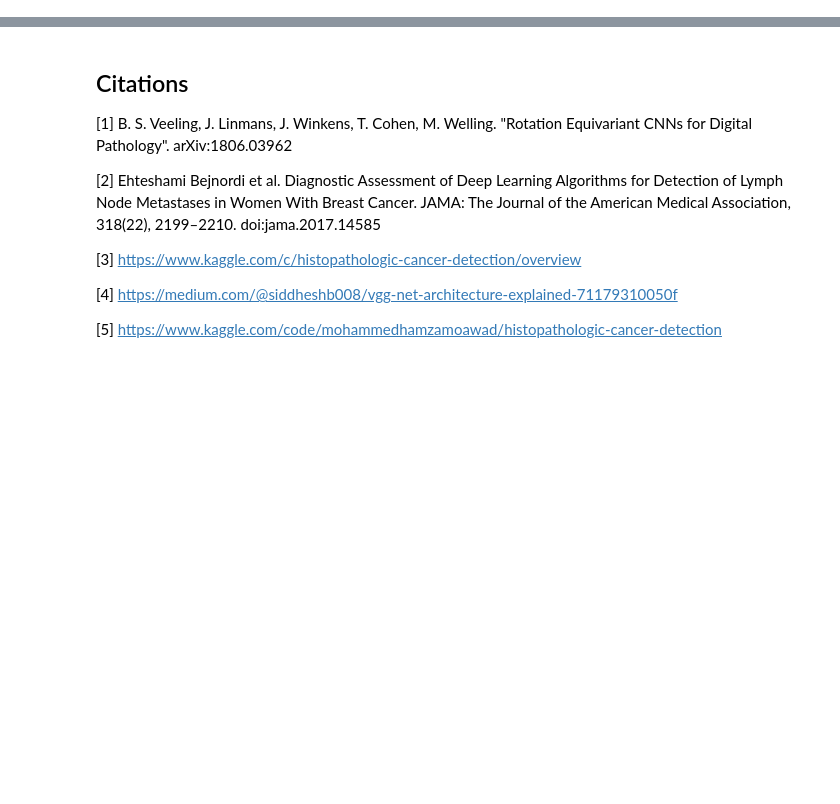
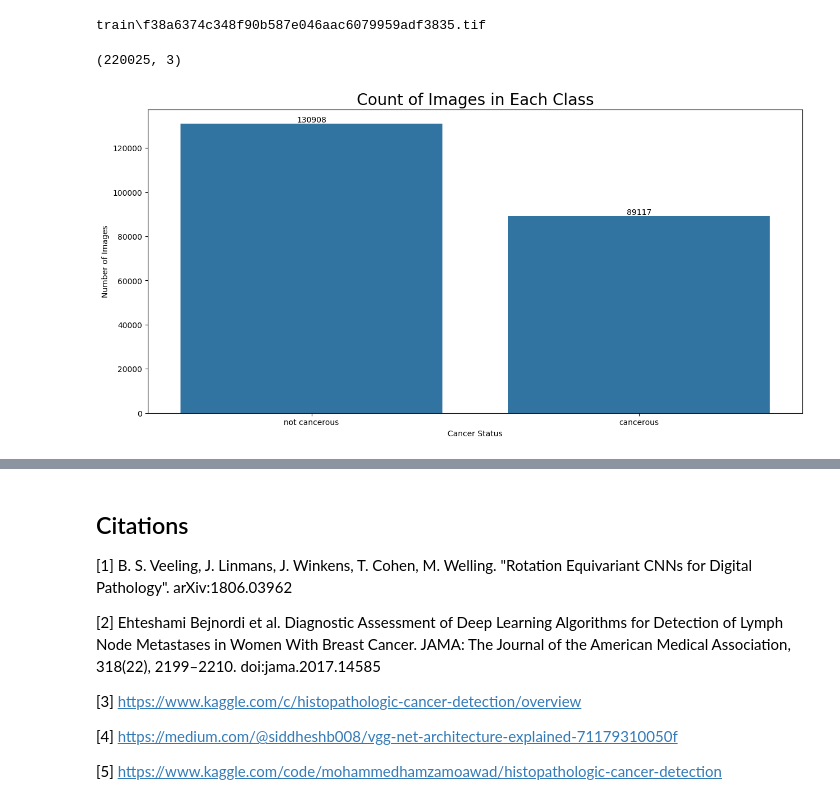
Before and after one commit to wtbtucker/cancer-classifier, a Jupyter notebook: cancer_detector.ipynb, the cells around one changed output, grey strips where cells are left out. Saved outputs shown, nothing was run; the diff lists cells and outputs as text; code cells hidden in the pictures; blank space fills up the shorter version.

```diff
--- a/cancer_detector.ipynb
+++ b/cancer_detector.ipynb
@@ -22,0 +50,33 @@ optimization method
+# %%
+train_labels_df = pd.read_csv('train_labels.csv')
+
+# add column of file paths, id corresponds to file name
+train_labels_df['filename'] = train_labels_df['id'].apply(train_img_path)
+
+# convert label to string
+train_labels_df['label'] = train_labels_df['label'].astype(str)
+print(train_labels_df['filename'].iloc[0])
+
+try:
+    img = Image.open(train_labels_df['filename'].iloc[0])
+    img.show()  # This will display the image if it opens successfully
+except Exception as e:
+    print(f"Error opening image: {e}")
+# %% [output]
+train\f38a6374c348f90b587e046aac6079959adf3835.tif
+# %%
+train_labels_df.shape
+# %% [output]
+(220025, 3)
+# %%
+plt.figure(figsize=(15,7))
+ax = sns.countplot(data=train_labels_df , x=train_labels_df['label'])
+
+plt.xlabel('Cancer Status')
+plt.ylabel('Number of Images')
+plt.xticks(ticks=[0,1], labels=['not cancerous', 'cancerous'])
+plt.title('Count of Images in Each Class', fontsize=20)
+ax.bar_label(ax.containers[0])
+plt.show()
+# %% [output]
+[figure, added]
```
Also changed, not shown: parts of 18 cells of this notebook, 1 other file.
